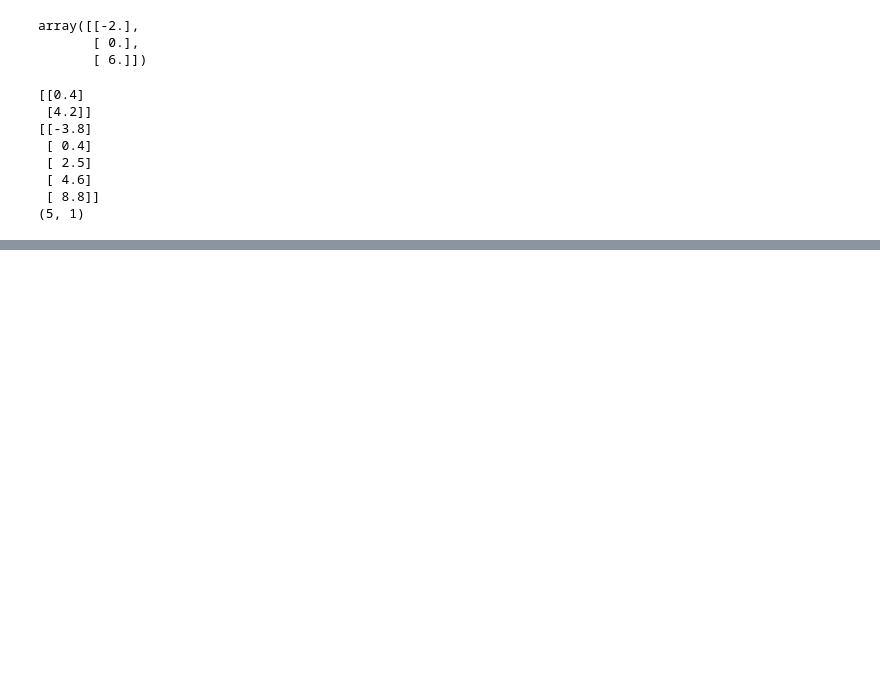
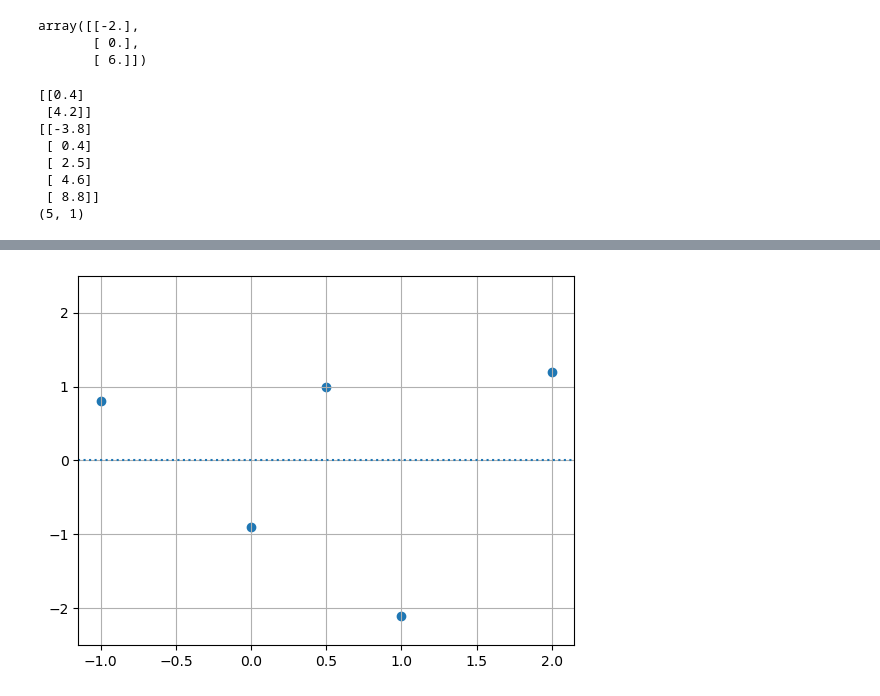
Before and after one commit to Chartman25/UnigeMasters, a Jupyter notebook: Astrophysics_and_Data_Analysis/InClass_Notebooks/Matrixstuff.ipynb, the cells around one changed output, grey strips where cells are left out. Saved outputs shown, nothing was run; the diff lists cells and outputs as text; code cells hidden in the pictures; blank space fills up the shorter version.

```diff
--- a/Astrophysics_and_Data_Analysis/InClass_Notebooks/Matrixstuff.ipynb
+++ b/Astrophysics_and_Data_Analysis/InClass_Notebooks/Matrixstuff.ipynb
@@ -484,0 +485,7 @@ plt.legend()
+# %%
+plt.scatter(t, r_hat)
+plt.axhline(0, linestyle=':')
+plt.ylim(-2.5, 2.5)
+plt.grid()
+# %% [output]
+[figure, added]
```
Also changed, not shown: parts of 3 cells of this notebook, 2 other files.
